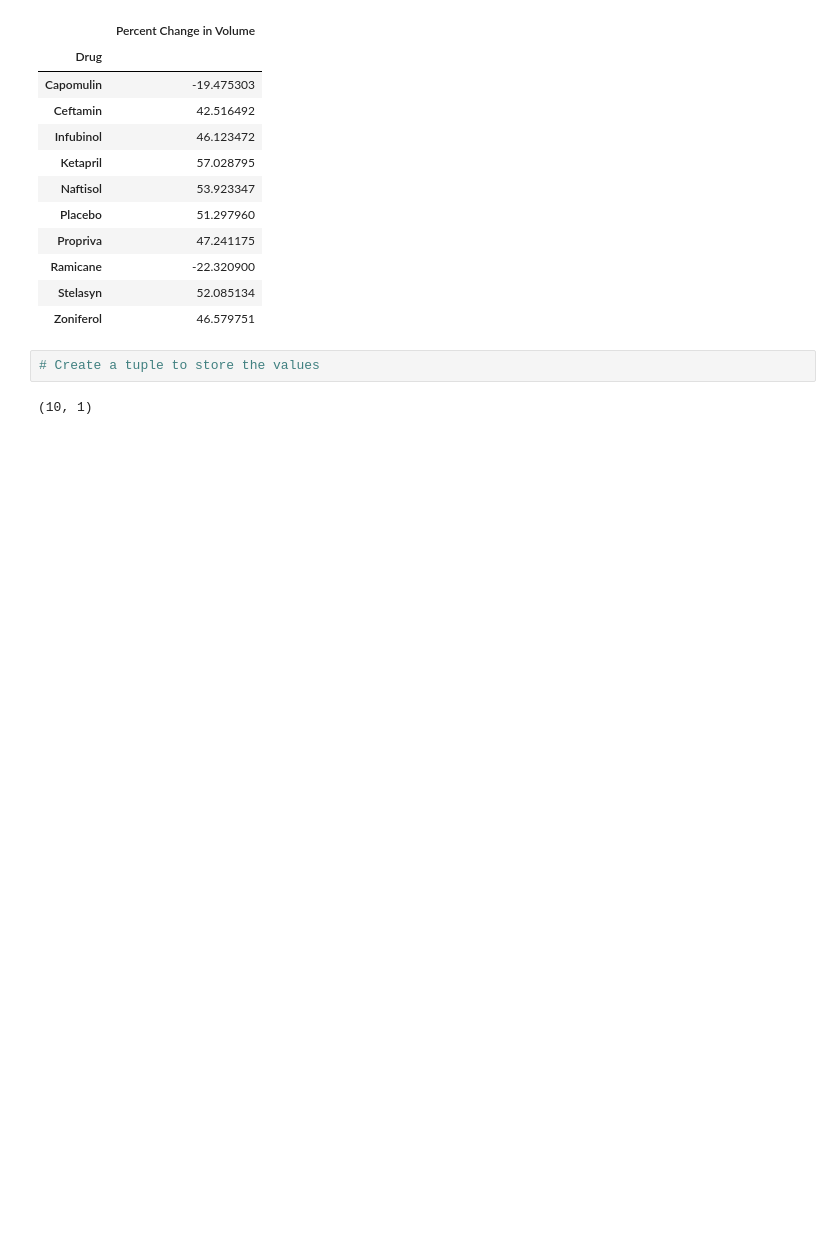
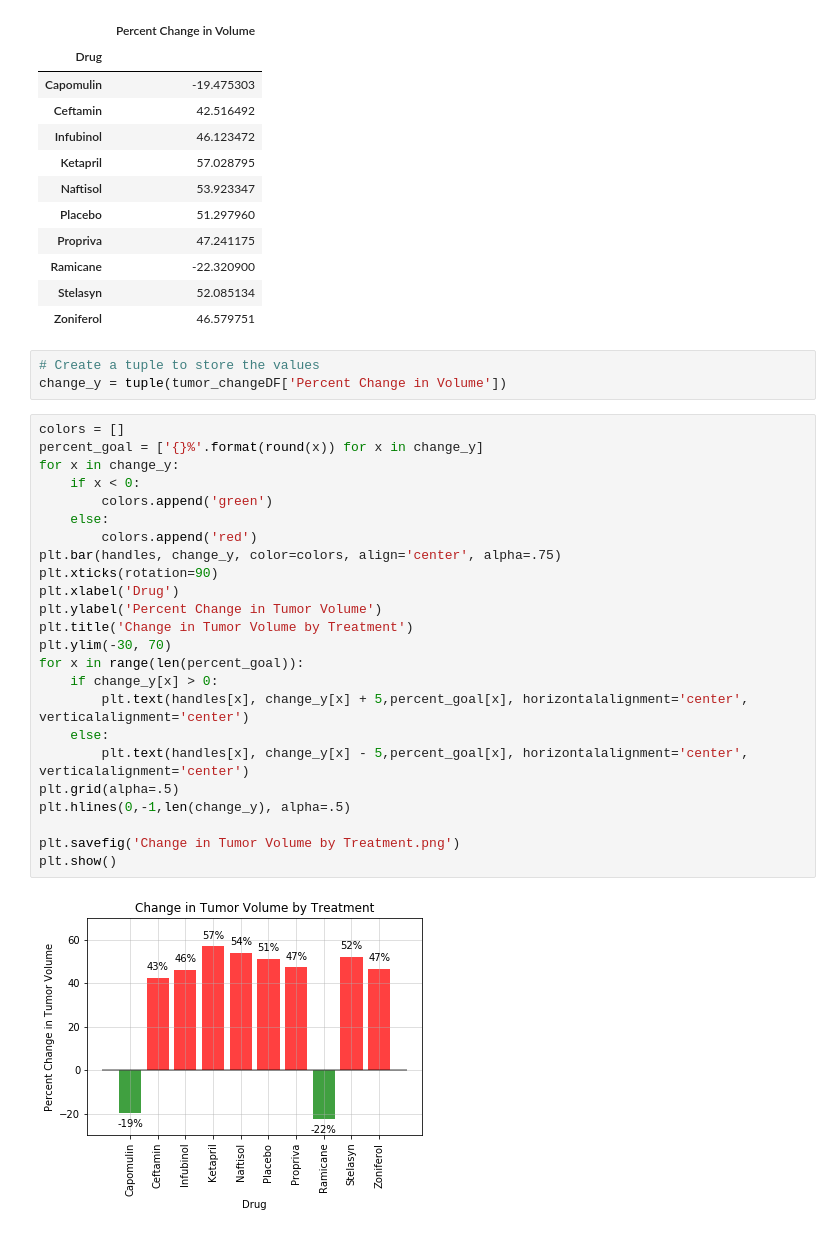
Before and after one commit to aha1994/Matplotlib-Analysis-of-tumor-treatment, a Jupyter notebook: Pymaceuticals/MatplotlibHWK-AHA.ipynb, the cells around one changed output. Saved outputs shown, nothing was run; the diff lists cells and outputs as text; blank space fills up the shorter version.

```diff
--- a/Pymaceuticals/MatplotlibHWKTesting.ipynb
+++ b/Pymaceuticals/MatplotlibHWK-AHA.ipynb
@@ -313,5 +299,30 @@ tumor_changeDF
 | Zoniferol | 46.579751 |
 # %%
 # Create a tuple to store the values
+change_y = tuple(tumor_changeDF['Percent Change in Volume'])
-# %% [output]
-(10, 1)
+# %%
+colors = []
+percent_goal = ['{}%'.format(round(x)) for x in change_y]
+for x in change_y:
+    if x < 0:
+        colors.append('green')
+    else:
+        colors.append('red')
+plt.bar(handles, change_y, color=colors, align='center', alpha=.75)
+plt.xticks(rotation=90)
+plt.xlabel('Drug')
+plt.ylabel('Percent Change in Tumor Volume')
+plt.title('Change in Tumor Volume by Treatment')
+plt.ylim(-30, 70)
+for x in range(len(percent_goal)):
+    if change_y[x] > 0:
+        plt.text(handles[x], change_y[x] + 5,percent_goal[x], horizontalalignment='center', verticalalignment='center')
+    else:
+        plt.text(handles[x], change_y[x] - 5,percent_goal[x], horizontalalignment='center', verticalalignment='center')
+plt.grid(alpha=.5)
+plt.hlines(0,-1,len(change_y), alpha=.5)
+
+plt.savefig('Change in Tumor Volume by Treatment.png')
+plt.show()
+# %% [output]
+[figure, added]
```
Also changed, not shown: parts of 2 cells of this notebook, 2 other files.
